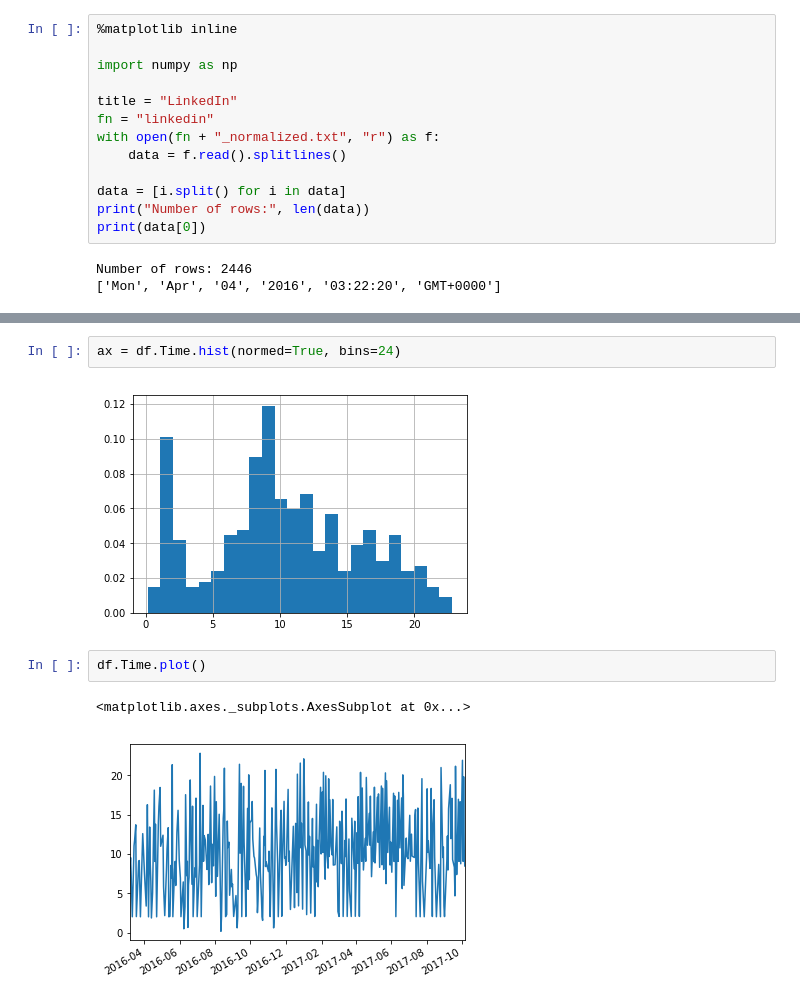
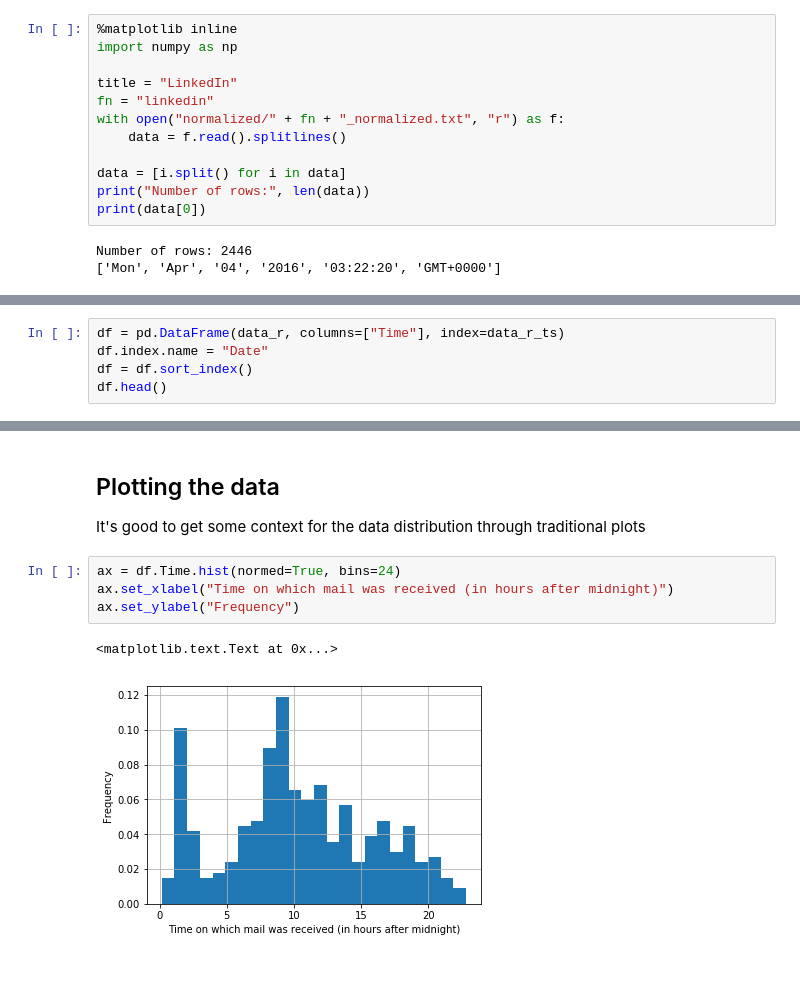
Before and after one commit to syaffers/maildist, a Jupyter notebook: MailDist.ipynb, the cells around one changed output, grey strips where cells are left out. Saved outputs shown, nothing was run; the diff lists cells and outputs as text; blank space fills up the shorter version.

```diff
--- a/MailDist.ipynb
+++ b/MailDist.ipynb
@@ -1,11 +9,10 @@
 # %%
 %matplotlib inline
-
 import numpy as np
 
 title = "LinkedIn"
 fn = "linkedin"
-with open(fn + "_normalized.txt", "r") as f:
+with open("normalized/" + fn + "_normalized.txt", "r") as f:
     data = f.read().splitlines()
 
 data = [i.split() for i in data]
@@ -84,0 +82,5 @@ df.head()
+# %%
+df = pd.DataFrame(data_r, columns=["Time"], index=data_r_ts)
+df.index.name = "Date"
+df = df.sort_index()
+df.head()
@@ -85,9 +95,11 @@ df.head()
+# %% [markdown]
+## Plotting the data
+
+It's good to get some context for the data distribution through traditional plots
 # %%
 ax = df.Time.hist(normed=True, bins=24)
+ax.set_xlabel("Time on which mail was received (in hours after midnight)")
+ax.set_ylabel("Frequency")
 # %% [output]
+<matplotlib.text.Text at 0x...>
-[figure, old version]
+[figure, new version]
-# %%
-df.Time.plot()
-# %% [output]
-<matplotlib.axes._subplots.AxesSubplot at 0x...>
-[figure, removed]
```
Also changed, not shown: parts of 12 cells of this notebook.
